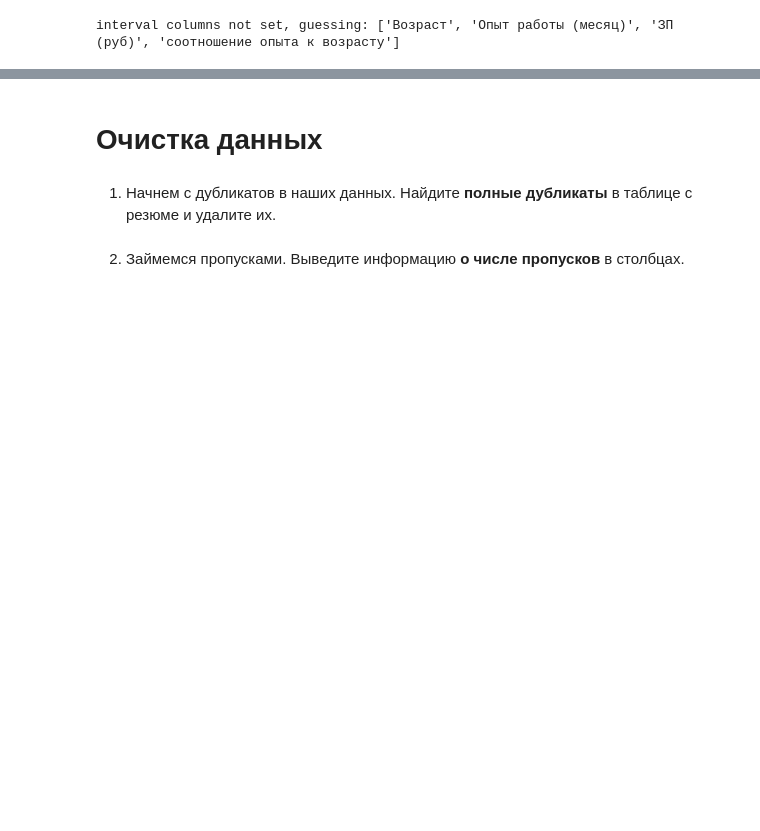
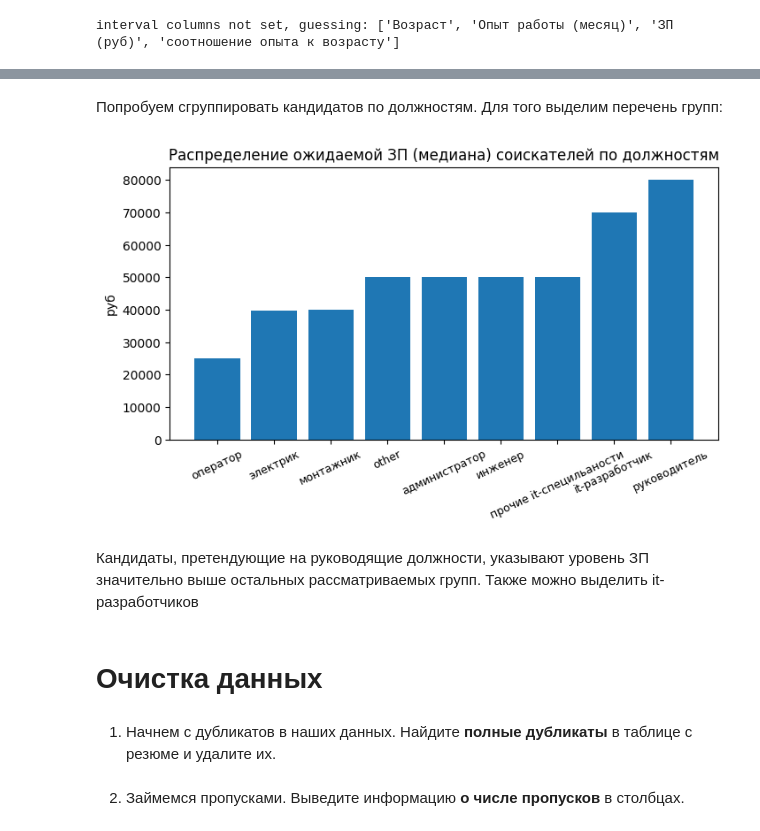
Before and after one commit to sanchopanso92/IDE, a Jupyter notebook: Project 1/Project-1. Ноутбук-шаблон.ipynb, the cells around one changed output, grey strips where cells are left out. Saved outputs shown, nothing was run; the diff lists cells and outputs as text; code cells hidden in the pictures; blank space fills up the shorter version.

```diff
--- a/Project 1/Project-1. Ноутбук-шаблон.ipynb
+++ b/Project 1/Project-1. Ноутбук-шаблон.ipynb
@@ -676,3 +689,51 @@ The default value of numeric_only in DataFrame.corr is deprecated. In a future v
+# %% [markdown]
+Попробуем сгруппировать кандидатов по должностям.
+Для того выделим перечень групп:
+# %%
+def position(row):
+    row=row.lower()
+
+    def search_(row, list_):
+        for i in list_:
+            if i in row:
+                return True
+        return False
+
+    if search_(row, ['руководитель','менеджер', 'начальн', 'директор', 'manag']):
+        return 'руководитель'
+    if search_(row, ['програм',  'разработ', 'develop']):
+        return 'it-разработчик'
+    if search_(row, [' it ','it-','web','seo-','веб-дизайнер', 'версталь', '-it',' it', 'it ','системн', 'програм', ' ит ', 'data-sci', ' ит-','ит-', 'компьютер','технич', 'аналитик','тестировщ', 'разработ', 'интернет', 'информац']):
+        return 'прочие it-специльаности'
+    if search_(row, ['инженер']):
+        return 'инженер'
+    if search_(row, ['оператор']):
+        return 'оператор'
+    if search_(row, ['монтажник']):
+        return 'монтажник'
+    if search_(row, ['электрик']):
+        return 'электрик'
+    if search_(row, ['администратор']):
+        return 'администратор'
+    else:
+        return 'other'
+
+df['position']=df['Ищет работу на должность:'].apply(position)
+# %%
+df_f=pd.DataFrame(df[df['ЗП (руб)']<1000000].groupby('position')['ЗП (руб)'].median().sort_values())
+df_f=df_f.reset_index()
+fig, axes=plt.subplots( figsize=(8,4))
+axes.bar(height=df_f['ЗП (руб)'], x=df_f['position']);
+axes.set_title('Распределение ожидаемой ЗП (медиана) соискателей по должностям')
+axes.set_ylabel('руб')
+axes.xaxis.set_tick_params(rotation=25,
+                         labelsize=9
+                         #,labelcolor="b"
+                         )
+# %% [output]
+[figure, added]
+# %% [markdown]
+Кандидаты, претендующие на руководящие должности, указывают уровень ЗП значительно выше остальных рассматриваемых групп. Также можно выделить it-разработчиков
 # %% [markdown]
 # Очистка данных
 # %% [markdown]
```
Also changed, not shown: parts of 8 cells of this notebook.
